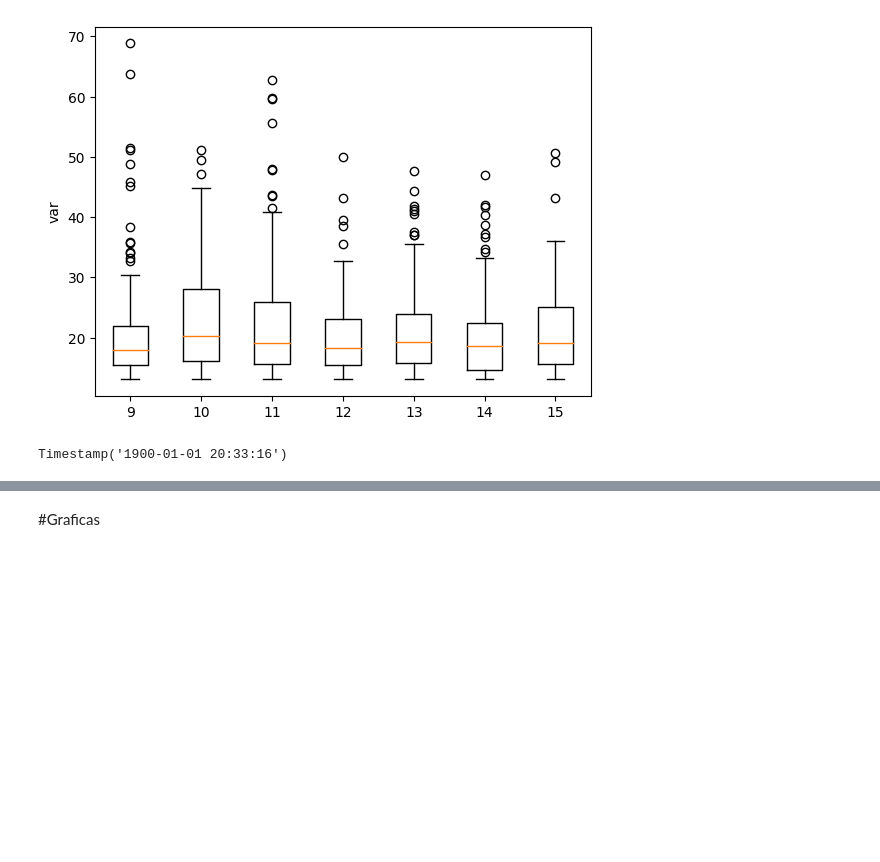
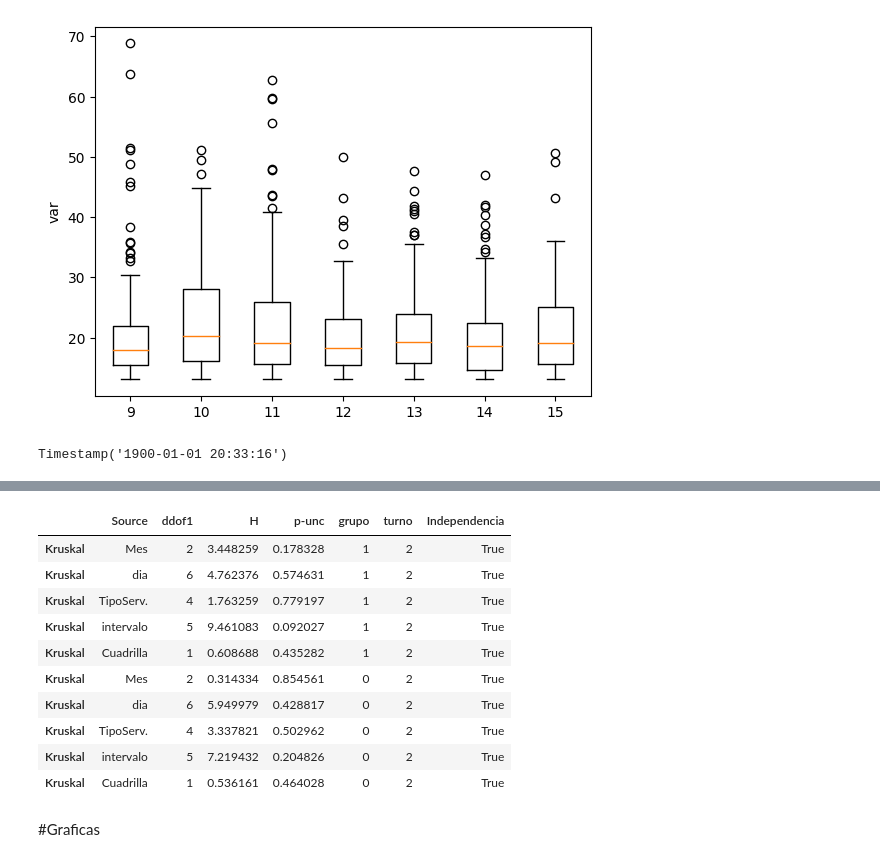
Before and after one commit to TonioFlag/ProyectoFinalColas, a Jupyter notebook: kmeans.ipynb, the cells around one changed output, grey strips where cells are left out. Drawn from its saved outputs; the diff is of its cells as text; code cells hidden in the pictures; blank space fills up the shorter version.

```diff
--- a/kmeans.ipynb
+++ b/kmeans.ipynb
@@ -179,3 +187,12 @@ exportarinfo(1,5)
+# %%
+base=arribo[(arribo['intervalo']==15)]
+cosas=["Mes","dia","TipoServ.","Servidor","Cuadrilla","intervalo"]
+with pd.ExcelWriter("informacion_intervalo_15.xlsx") as writer:
+  for i in cosas:
+    crosstab_result = pd.crosstab(base['intervalo'], base[i])
+    normalized_result = pd.crosstab(base['intervalo'], base[i], normalize='index')
+    export = pd.concat([crosstab_result, normalized_result], keys=['Count', 'Percentage'])
+    export.to_excel(writer, sheet_name=i)
 # %% [markdown]
 ##Para hacer gráficas de cajas y bigotes
 # %%
@@ -288,0 +313,32 @@ Timestamp('1900-01-01 20:33:16')
+# %%
+base['kmeans']=df[2]
+base=base[(base['intervalo']!=15)]
+kruskal,levene,pruebavar=pd.DataFrame(),pd.DataFrame(),pd.DataFrame()
+arreglo=[]
+sorce=[]
+turno=[]
+for i in base['kmeans'].unique():
+  eval=base[(base['kmeans']==i)]
+  for j in cosas:
+    if len(eval[j].unique())>1:
+      sorce.append(j)
+      turno.append(t)
+      arreglo.append(i)
+      kruskal=pd.concat([kruskal,pg.kruskal(eval, dv='min_cliente', between=j)])
+      levene=pd.concat([levene,pd.DataFrame(pg.homoscedasticity(eval, dv="min_cliente", group=j))])
+      pruebavar=pd.concat([pruebavar,pg.homoscedasticity(eval, dv="min_cliente", group=j, method="bartlett", alpha=.05)])
+
+kruskal['grupo']=arreglo
+levene['grupo']=arreglo
+pruebavar['grupo']=arreglo
+kruskal['turno']=turno
+levene['turno']=turno
+pruebavar['turno']=turno
+result=[]
+for i in kruskal['p-unc']:
+  if i<=5e-02:
+    result.append(False)
+  else:
+    result.append(True)
+kruskal["Independencia"]=result
+levene['Source']=sorce
@@ -289,3 +359,17 @@ Timestamp('1900-01-01 20:33:16')
+# %%
+kruskal
+# %% [output]
+|  | Source | ddof1 | H | p-unc | grupo | turno | Independencia |
+| Kruskal | Mes | 2 | 3.448259 | 0.178328 | 1 | 2 | True |
+| Kruskal | dia | 6 | 4.762376 | 0.574631 | 1 | 2 | True |
+| Kruskal | TipoServ. | 4 | 1.763259 | 0.779197 | 1 | 2 | True |
+| Kruskal | intervalo | 5 | 9.461083 | 0.092027 | 1 | 2 | True |
+| Kruskal | Cuadrilla | 1 | 0.608688 | 0.435282 | 1 | 2 | True |
+| Kruskal | Mes | 2 | 0.314334 | 0.854561 | 0 | 2 | True |
+| Kruskal | dia | 6 | 5.949979 | 0.428817 | 0 | 2 | True |
+| Kruskal | TipoServ. | 4 | 3.337821 | 0.502962 | 0 | 2 | True |
+| Kruskal | intervalo | 5 | 7.219432 | 0.204826 | 0 | 2 | True |
+| Kruskal | Cuadrilla | 1 | 0.536161 | 0.464028 | 0 | 2 | True |
 # %% [markdown]
 #Graficas
 # %%
```
Also changed, not shown: parts of 16 cells of this notebook.
